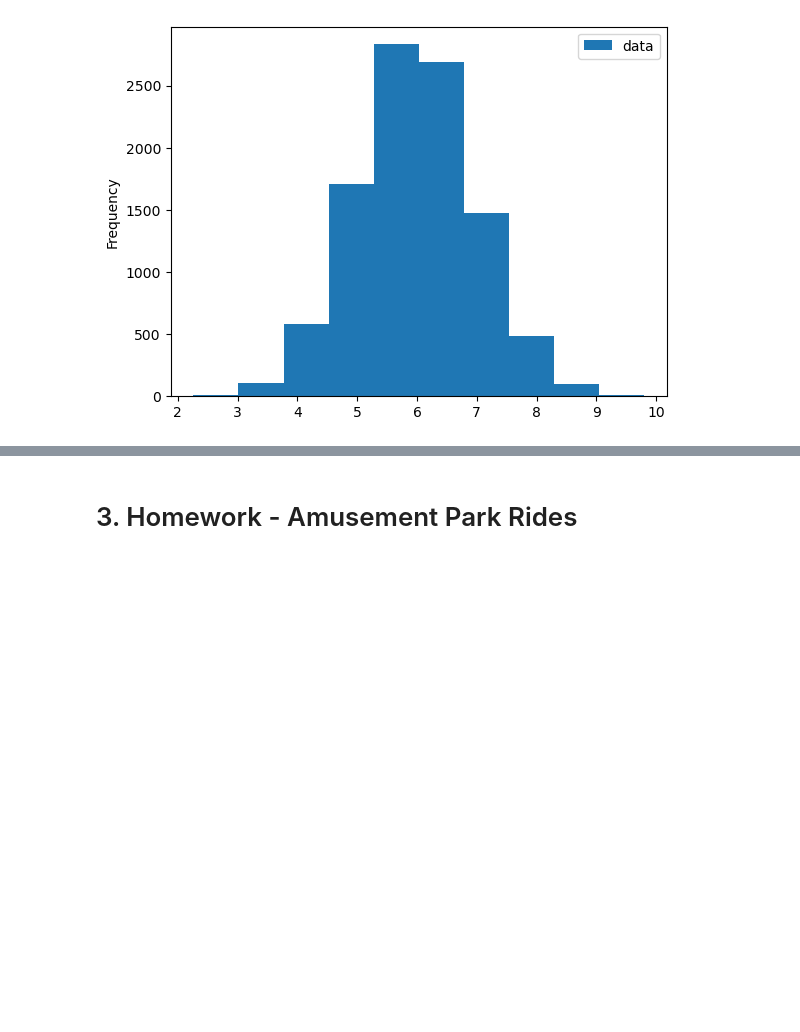
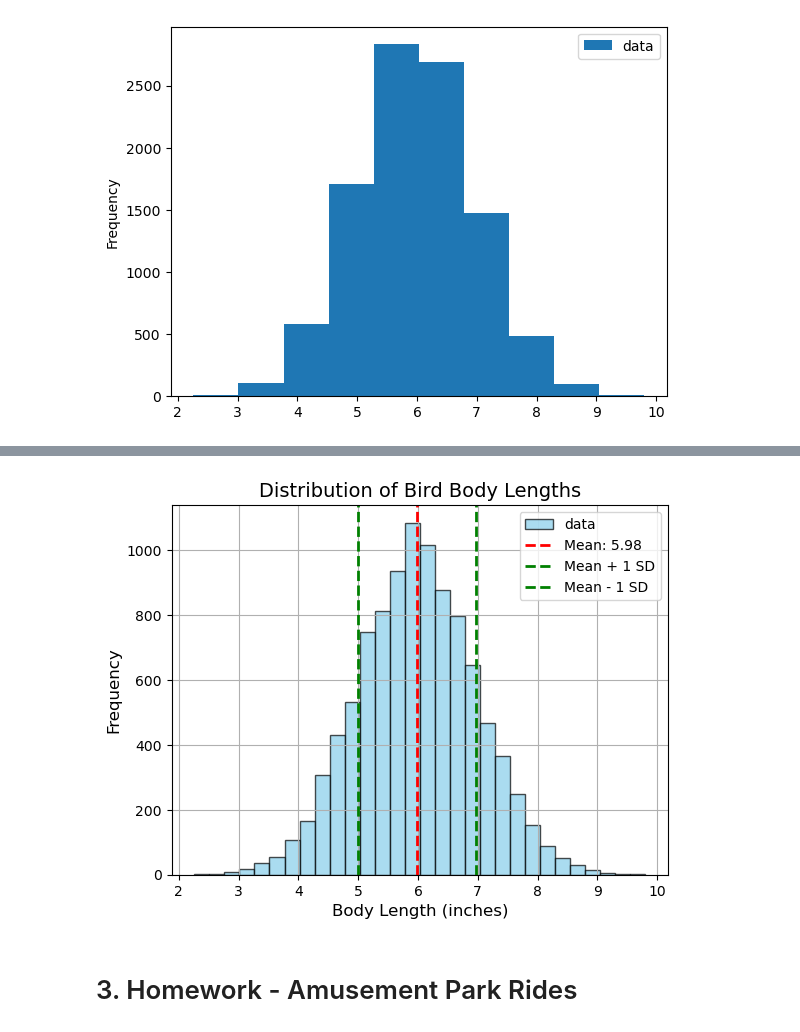
Before and after one commit to tetianakravchuk/AI-for-Leaders, a Jupyter notebook: OMDS-ModB2-Week3-Kravchuk-Tetiana.ipynb, the cells around one changed output, grey strips where cells are left out. Cells and saved outputs as stored; diff of their text form; code cells hidden in the pictures; blank space fills up the shorter version.

```diff
--- a/OMDS-ModB2-Week3-Kravchuk-Tetiana.ipynb
+++ b/OMDS-ModB2-Week3-Kravchuk-Tetiana.ipynb
@@ -104,3 +143,21 @@ df.plot.hist()
+# %%
+import matplotlib.pyplot as plt
+
+# Add the "data" column to the DataFrame
+df["data"] = data
+
+df["data"].plot.hist(bins=30, alpha=0.7, edgecolor='black', color='skyblue')
+plt.axvline(df["data"].mean(), color='red', linestyle='dashed', linewidth=2, label=f"Mean: {df['data'].mean():.2f}")
+plt.axvline(df["data"].mean() + df["data"].std(), color='green', linestyle='dashed', linewidth=2, label=f"Mean + 1 SD")
+plt.axvline(df["data"].mean() - df["data"].std(), color='green', linestyle='dashed', linewidth=2, label=f"Mean - 1 SD")
+plt.title("Distribution of Bird Body Lengths", fontsize=14)
+plt.xlabel("Body Length (inches)", fontsize=12)
+plt.ylabel("Frequency", fontsize=12)
+plt.legend()
+plt.grid(True)
+plt.show()
+# %% [output]
+[figure, added]
 # %% [markdown]
 # 3. Homework - Amusement Park Rides
 # %% [markdown]
```
Also changed, not shown: parts of 6 cells of this notebook, 1 other file.
